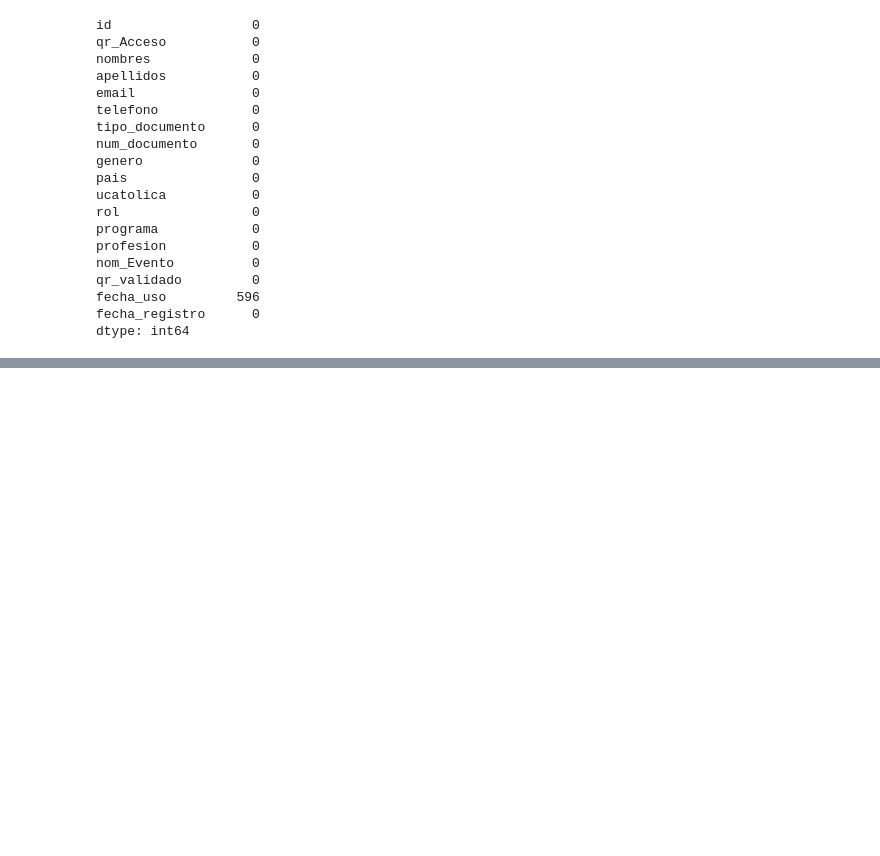
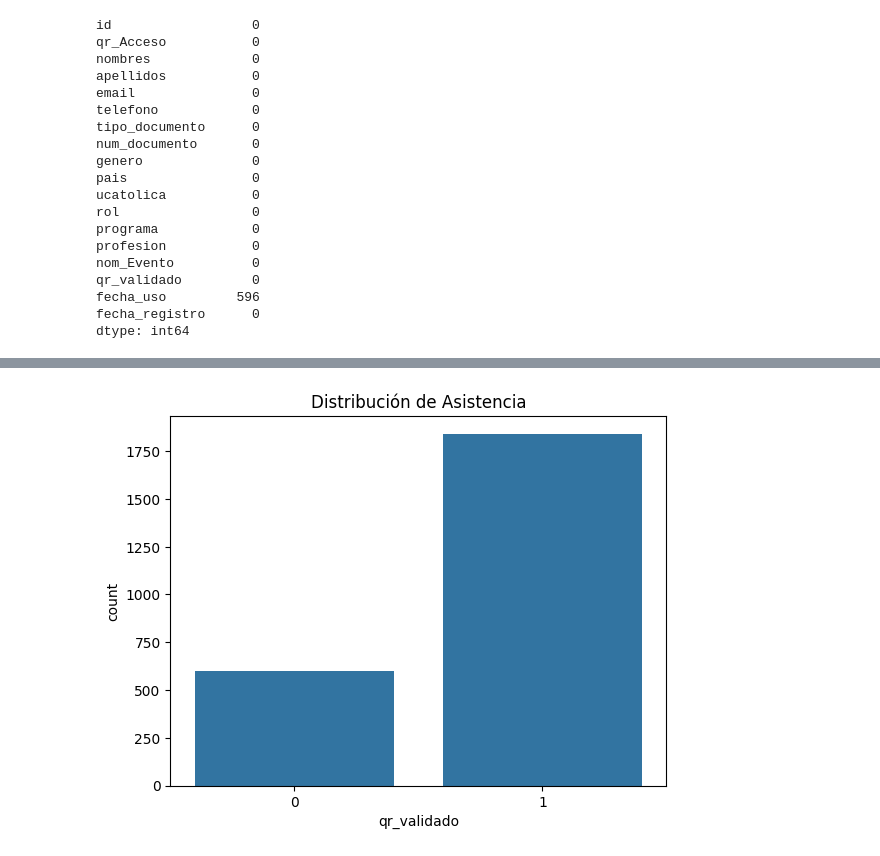
Before and after one commit to Jefesneipago/coniiti-analytics, a Jupyter notebook: notebooks/01_exploracion.ipynb, the cells around one changed output, grey strips where cells are left out. Saved outputs shown, nothing was run; the diff lists cells and outputs as text; code cells hidden in the pictures; blank space fills up the shorter version.

Commit message:
tasa de asistencia x programa y visualización

```diff
--- a/notebooks/01_exploracion.ipynb
+++ b/notebooks/01_exploracion.ipynb
@@ -88,0 +115,6 @@ df['qr_validado'].value_counts(normalize=True) * 100
+# %%
+sns.countplot(data=df, x='qr_validado')
+plt.title("Distribución de Asistencia")
+plt.show()
+# %% [output]
+[figure, added]
```
Also changed, not shown: parts of 2 cells of this notebook, 1 other file.
